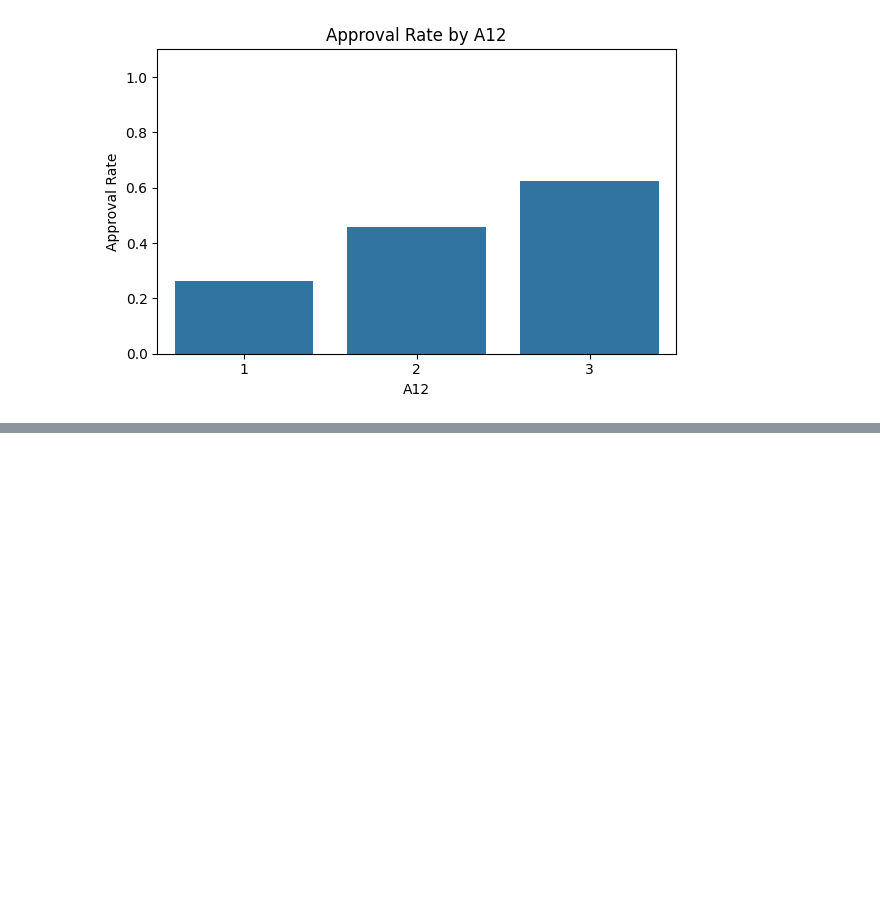
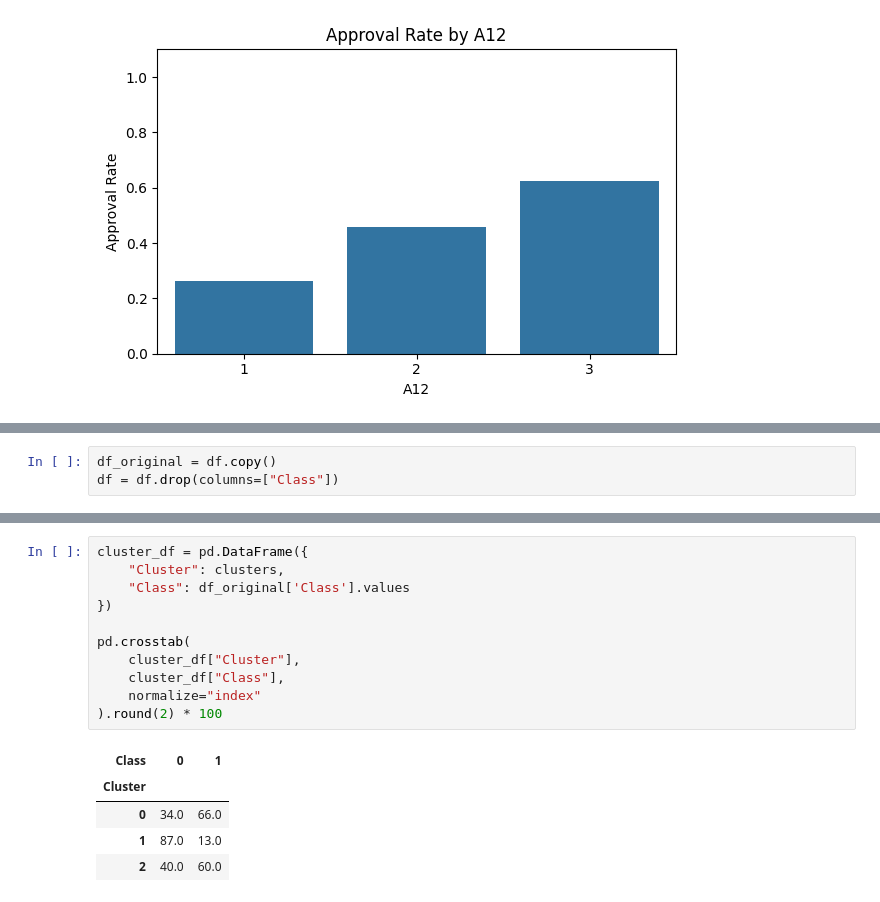
Before and after one commit to KikiHanAKKH/datathon2026, a Jupyter notebook: code.ipynb, the cells around one changed output, grey strips where cells are left out. Saved outputs shown, nothing was run; the diff lists cells and outputs as text; blank space fills up the shorter version.

```diff
--- a/code.ipynb
+++ b/code.ipynb
@@ -222,0 +229,3 @@ for col in numerical_cols:
+# %%
+df_original = df.copy()
+df = df.drop(columns=["Class"])
@@ -267,0 +296,17 @@ NameError: name 'pd' is not defined
+# %%
+cluster_df = pd.DataFrame({
+    "Cluster": clusters,
+    "Class": df_original['Class'].values
+})
+
+pd.crosstab(
+    cluster_df["Cluster"],
+    cluster_df["Class"],
+    normalize="index"
+).round(2) * 100
+# %% [output]
+| Class | 0 | 1 |
+| Cluster |  |  |
+| 0 | 34.0 | 66.0 |
+| 1 | 87.0 | 13.0 |
+| 2 | 40.0 | 60.0 |
```
Also changed, not shown: parts of 38 cells of this notebook, 9 other files.
